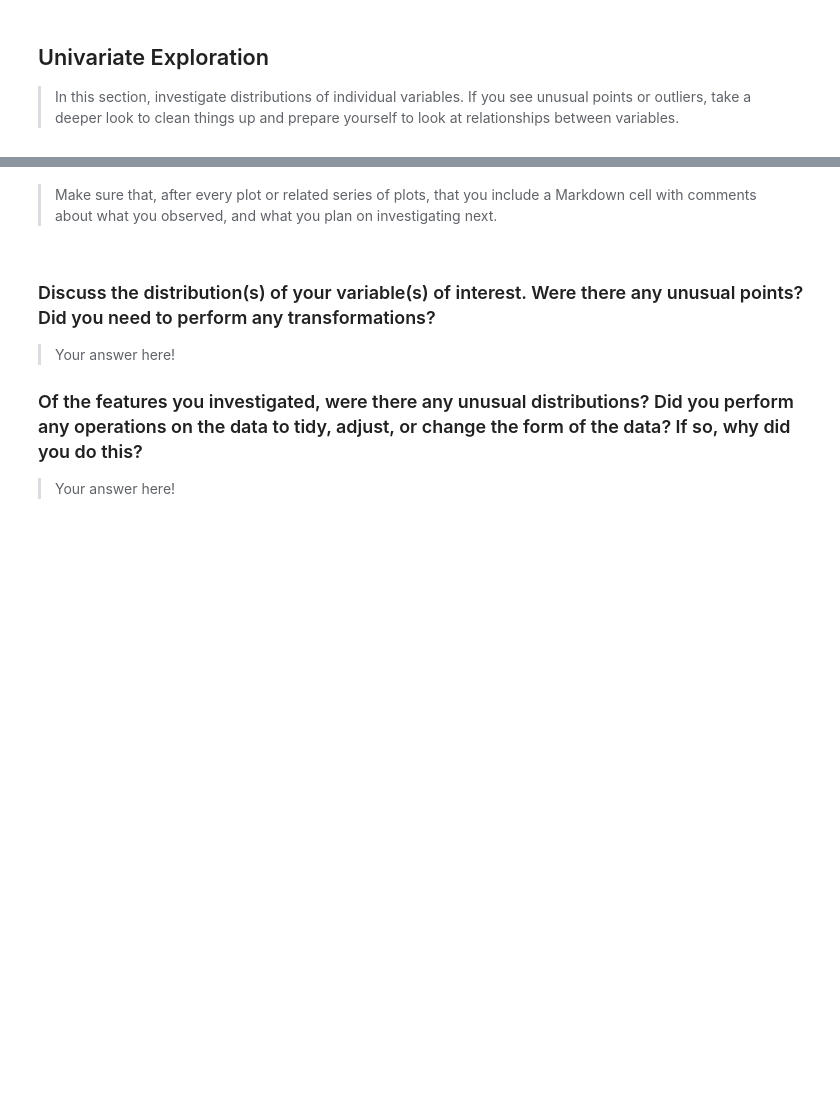
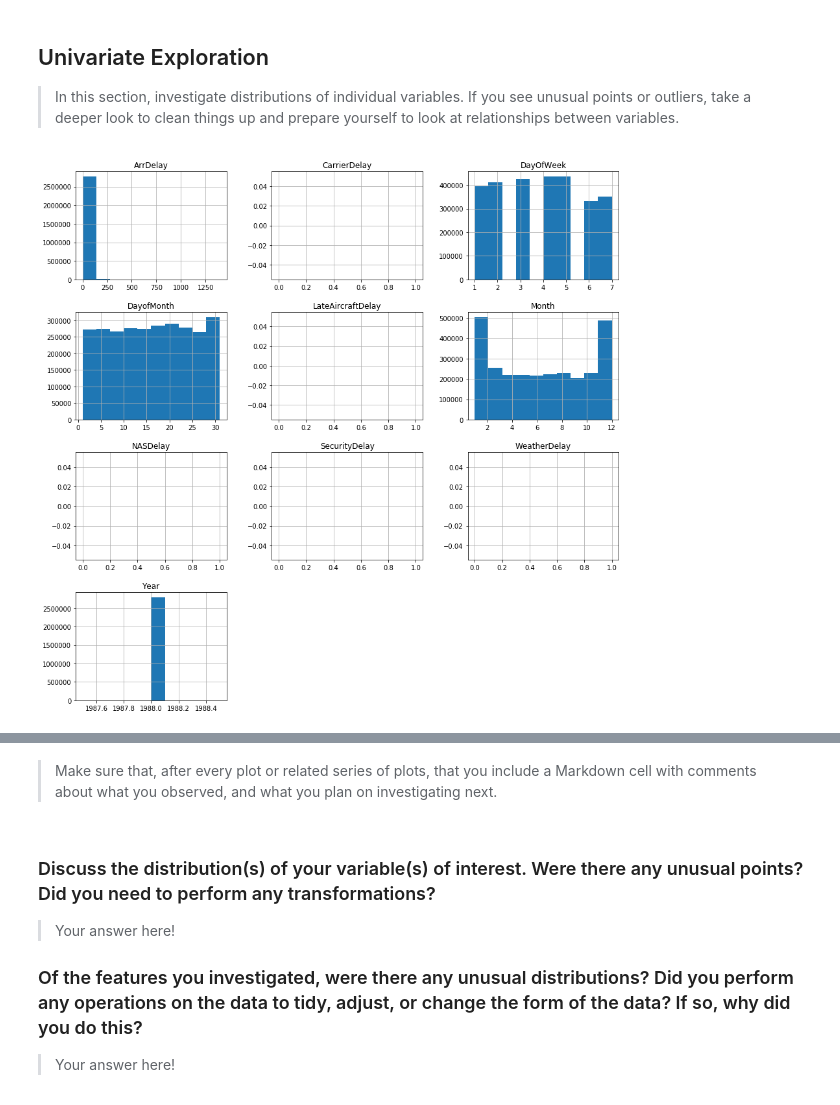
Before and after one commit to chpolyzo/Flight-Delays, a Jupyter notebook: exploration.ipynb, the cells around one changed output, grey strips where cells are left out. Cells and saved outputs as stored; diff of their text form; code cells hidden in the pictures; blank space fills up the shorter version.

```diff
--- a/exploration.ipynb
+++ b/exploration.ipynb
@@ -89,3 +153,4 @@ df_88.shape, df_98.shape, df_08.shape
 # %%
-#Shape of delayed flights in 1988
-df_88[df_88.ArrDelay > 0].shape
+#Reassign df_88 to delayed-only flights and show the shape of delayed flights in 1988
+df_88 = df_88[df_88.ArrDelay > 0]
+df_88.shape
@@ -101,3 +219,7 @@ df_08[df_08.ArrDelay > 0].shape
 > In this section, investigate distributions of individual variables. If
 you see unusual points or outliers, take a deeper look to clean things up
 and prepare yourself to look at relationships between variables.
+# %%
+df_88.hist(figsize = [15,15]);
+# %% [output]
+[figure, added]
```
Also changed, not shown: parts of 17 cells of this notebook.
